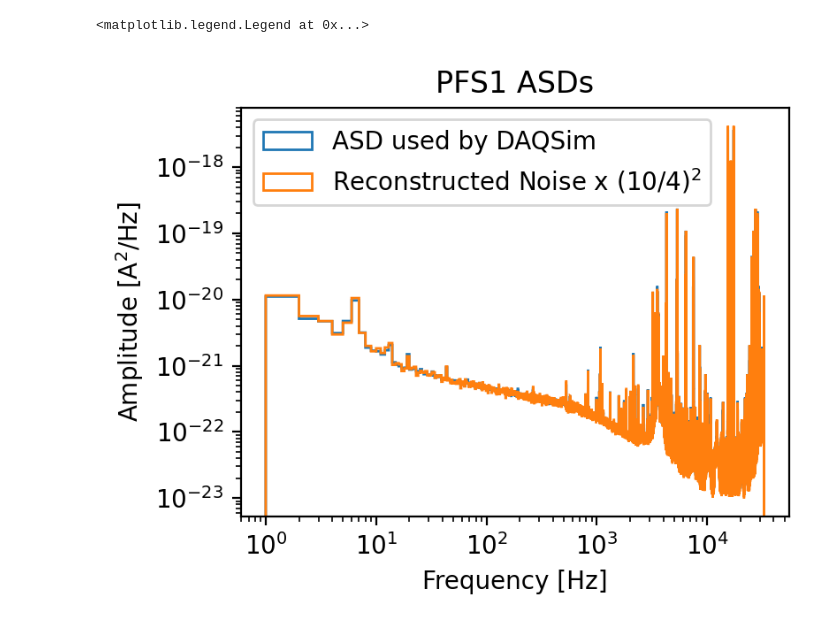
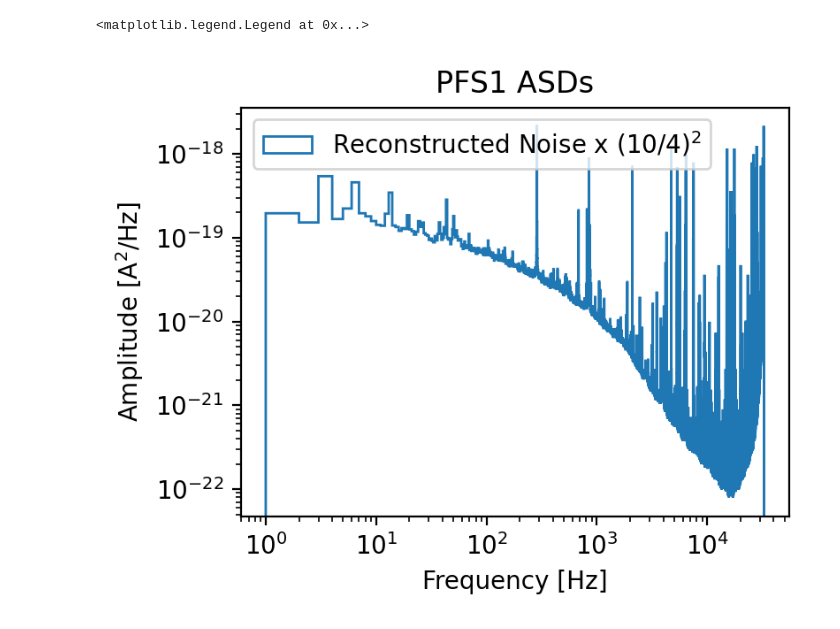
Before and after one commit to perry5334/CDMS, a Jupyter notebook: notebooks/machine_learning/PSD_comparison.ipynb, the cells around one changed output. Cells and saved outputs as stored; diff of their text form; code cells hidden in the pictures.

```diff
--- a/notebooks/machine_learning/PSD_comparison.ipynb
+++ b/notebooks/machine_learning/PSD_comparison.ipynb
@@ -16,40 +18,27 @@ import ROOT
 # %%
 PSDfile = '/project/6049244/perry/samples/HV100mm_Ge71/HVdets_nominal_PSD.root'
 # %%
-sample_dir = '/project/6049244/share/SimData/DMC_SNOLAB_HV/HV100mm_ER_10keV_0V_releaseV05-03/'
-noisefile = np.sort(glob.glob(sample_dir + 'Processed_10keV_0V_1Wgamma_Templates/Noise/Test_Filter_5124????_000000.root'))
+noisefile = '/scratch/perry/CDMS/CUTE/R37/Processed/Releases/CUTE_T3GeCalib_NxM_P4.0.0_V05-06_C0.3.6/Noise/CUTE_T3GeCalib_NxM_P4.0.0_V05-06_C0.3.6_Filter_23231216_211119.root'
 # %%
 plt.figure(figsize=(4,3), dpi=200)
 
-
 # Open the ROOT file
-file = ROOT.TFile.Open(PSDfile)
-hist = file.Get(f'zip14/PFS1NoiseFFTsq')  # Replace 'histname' with the name of your histogram
-# Extract histogram data
-n_bins = hist.GetNbinsX()
-bin_edges = np.array([hist.GetXaxis().GetBinLowEdge(i) for i in range(1, n_bins + 2)])
-bin_contents = np.array([hist.GetBinContent(i) for i in range(1, n_bins + 1)])
-plt.hist(bin_edges[:-1], bins=bin_edges, weights=bin_contents, histtype='step', label = 'ASD used by DAQSim')
-# Close the ROOT file
-file.Close()
-
-# Open the ROOT file
-file = ROOT.TFile.Open(noisefile[0])
-hist = file.Get(f'zip14/PFS1NoiseFFTsq')  # Replace 'histname' with the name of your histogram
+file = ROOT.TFile.Open(noisefile)
+hist = file.Get(f'zip3/PFS1NoiseFFTsq')  # Replace 'histname' with the name of your histogram
 # Extract histogram data
 n_bins = hist.GetNbinsX()
 bin_edges = np.array([hist.GetXaxis().GetBinLowEdge(i) for i in range(1, n_bins + 2)])
 bin_contents = np.array([hist.GetBinContent(i) for i in range(1, n_bins + 1)])
 plt.hist(bin_edges[:-1], bins=bin_edges, weights=bin_contents*(10/4)**2, histtype='step', label = r'Reconstructed Noise x (10/4)$^{2}$')
 # Close the ROOT file
 file.Close()
 
 plt.xscale('log')
 plt.yscale('log')
 plt.xlabel('Frequency [Hz]')
 plt.ylabel(r'Amplitude [$\mathrm{A^2 / Hz}$]')
 plt.title('PFS1 ASDs')
 plt.legend()
 # %% [output]
 <matplotlib.legend.Legend at 0x...>
-[figure, old version]
+[figure, new version]
```
Also changed, not shown: parts of 1 cell of this notebook, 2 other files.
